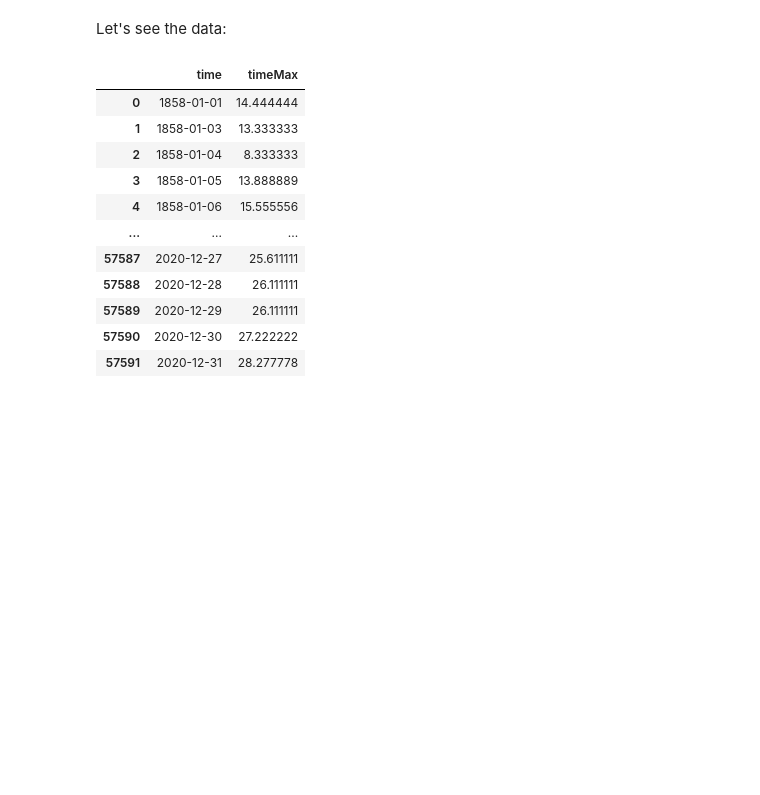
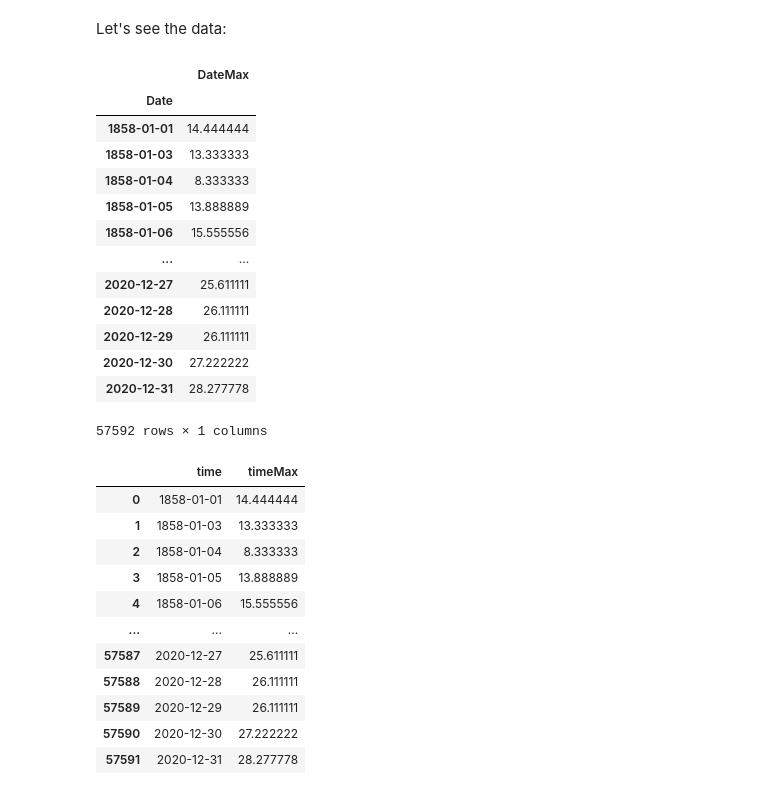
Before and after one commit to rubenkerkhofs/modern-data-analytics, a Jupyter notebook: Mitja Code/trails 2.ipynb, the cells around one changed output. Saved outputs shown, nothing was run; the diff lists cells and outputs as text; code cells hidden in the pictures; blank space fills up the shorter version.

```diff
--- a/Mitja Code/trails 2.ipynb
+++ b/Mitja Code/trails 2.ipynb
@@ -18,6 +18,23 @@ import pmdarima as pm
 Let's see the data:
 # %%
 df2 = pd.read_pickle("dfmaxcel.pkl")
+# %%
+df2.dropna()
+# %% [output]
+|  | DateMax |
+| Date |  |
+| 1858-01-01 | 14.444444 |
+| 1858-01-03 | 13.333333 |
+| 1858-01-04 | 8.333333 |
+| 1858-01-05 | 13.888889 |
+| 1858-01-06 | 15.555556 |
+| ... | ... |
+| 2020-12-27 | 25.611111 |
+| 2020-12-28 | 26.111111 |
+| 2020-12-29 | 26.111111 |
+| 2020-12-30 | 27.222222 |
+| 2020-12-31 | 28.277778 |
+57592 rows × 1 columns
 # %%
 df2 = df2.rename(columns ={"DateMax": "timeMax"})
 df2.index.names = ["time"]
```
Also changed, not shown: 1 other file.
